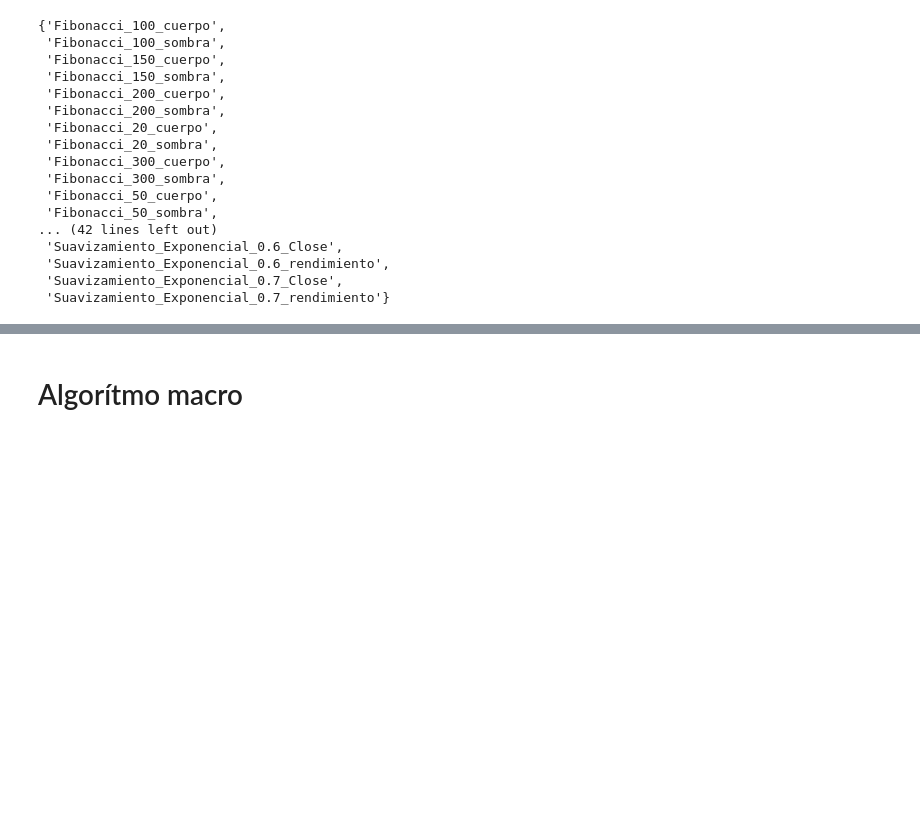
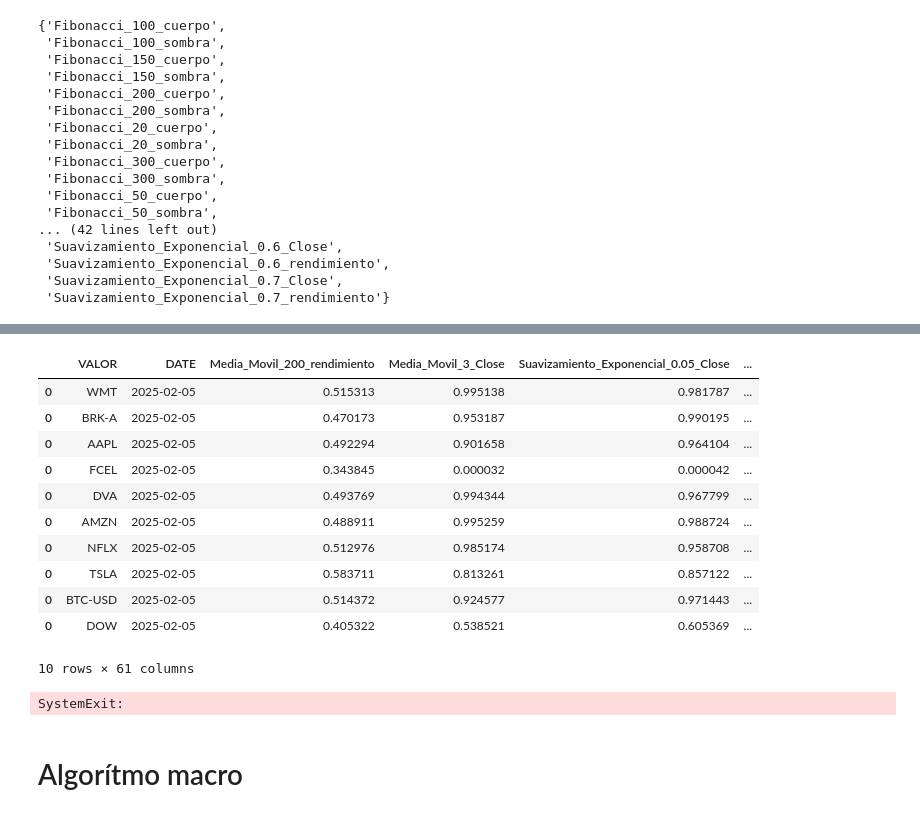
Before and after one commit to mavaldivia/Alginvesting, a Jupyter notebook: scripts/2_FFNN_y_BusqInt_241230.ipynb, the cells around one changed output, grey strips where cells are left out. Saved outputs shown, nothing was run; the diff lists cells and outputs as text; code cells hidden in the pictures; blank space fills up the shorter version.

```diff
--- a/scripts/2_FFNN_y_BusqInt_241230.ipynb
+++ b/scripts/2_FFNN_y_BusqInt_241230.ipynb
@@ -442,4 +447,23 @@ DOW 0.05010155721056195 2019-03-20 2024-10-15 2025-01-31
 5 rows × 61 columns
+# %%
+df_predict
+# %% [output]
+|  | VALOR | DATE | Media_Movil_200_rendimiento | Media_Movil_3_Close | Suavizamiento_Exponencial_0.05_Close | ... |
+| 0 | WMT | 2025-02-05 | 0.515313 | 0.995138 | 0.981787 | ... |
+| 0 | BRK-A | 2025-02-05 | 0.470173 | 0.953187 | 0.990195 | ... |
+| 0 | AAPL | 2025-02-05 | 0.492294 | 0.901658 | 0.964104 | ... |
+| 0 | FCEL | 2025-02-05 | 0.343845 | 0.000032 | 0.000042 | ... |
+| 0 | DVA | 2025-02-05 | 0.493769 | 0.994344 | 0.967799 | ... |
+| 0 | AMZN | 2025-02-05 | 0.488911 | 0.995259 | 0.988724 | ... |
+| 0 | NFLX | 2025-02-05 | 0.512976 | 0.985174 | 0.958708 | ... |
+| 0 | TSLA | 2025-02-05 | 0.583711 | 0.813261 | 0.857122 | ... |
+| 0 | BTC-USD | 2025-02-05 | 0.514372 | 0.924577 | 0.971443 | ... |
+| 0 | DOW | 2025-02-05 | 0.405322 | 0.538521 | 0.605369 | ... |
+10 rows × 61 columns
+# %%
+sys.exit('Excelente para pasar a un GAN Clusterizado!!')
+# %% [output]
+SystemExit:
 # %% [markdown]
 # Algorítmo macro
 # %%
```
Also changed, not shown: parts of 15 cells of this notebook, 27 other files.
